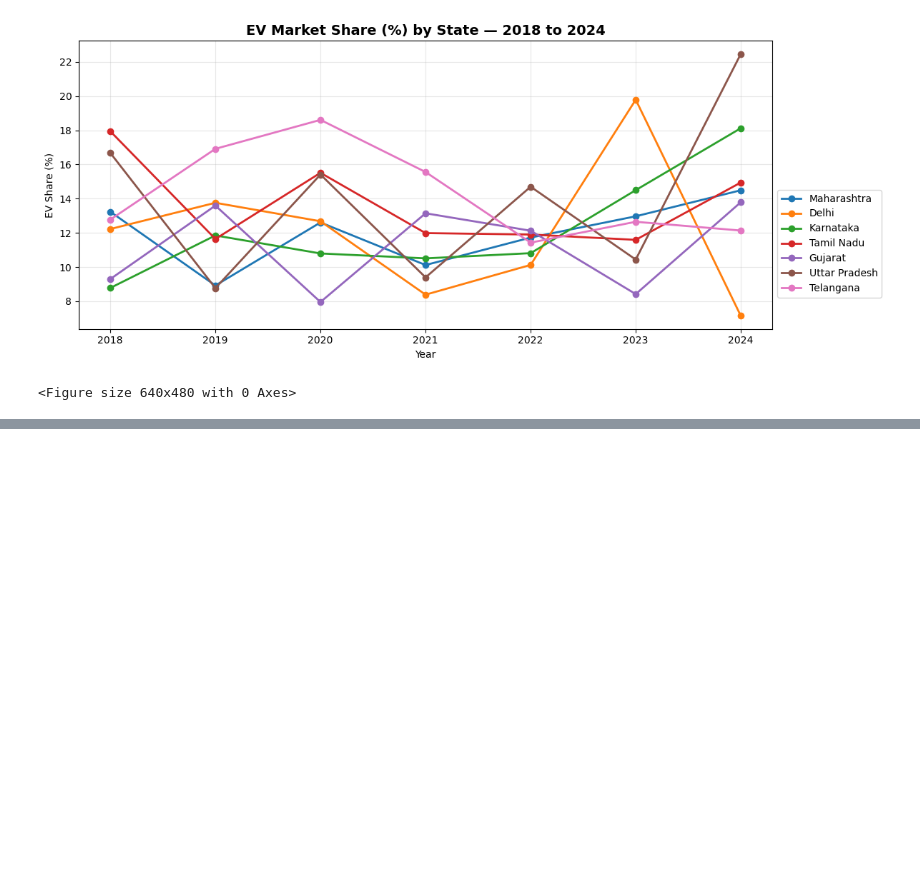
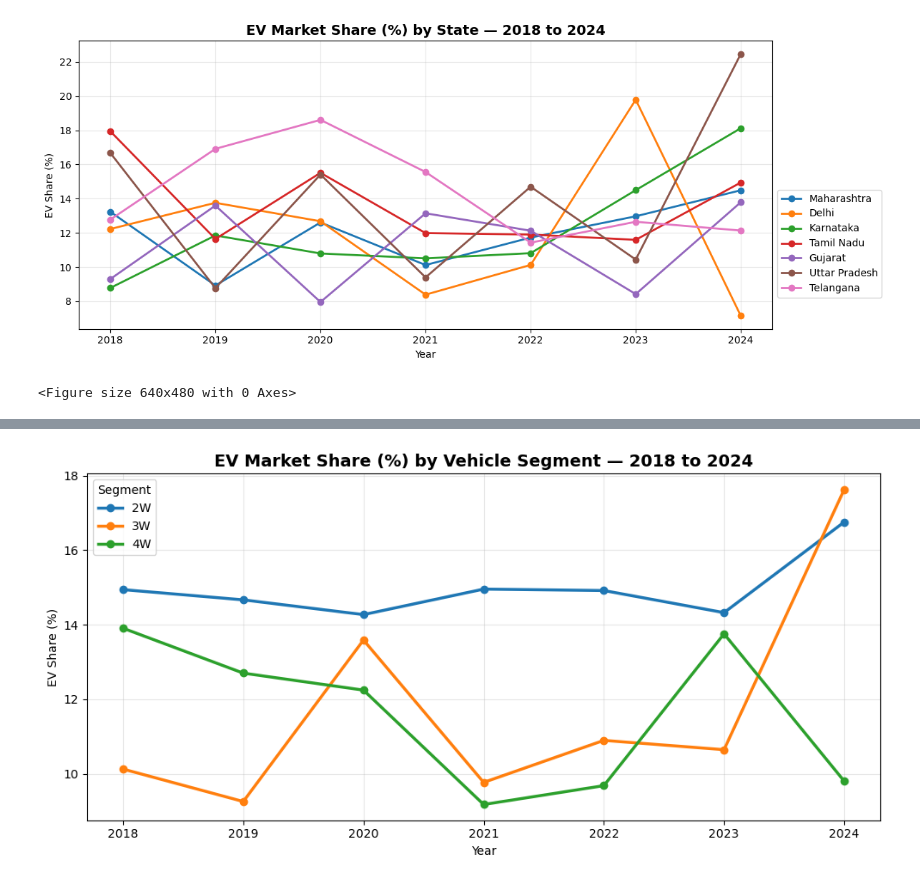
Before and after one commit to manasscodes/india-ev-adoption-analysis, a Jupyter notebook: notebooks/data-analysis.ipynb, the cells around one changed output, grey strips where cells are left out. Cells and saved outputs as stored; diff of their text form; code cells hidden in the pictures; blank space fills up the shorter version.

Commit message:
feat: Add final visual analysis and generate EV share plots by segment and state.

```diff
--- a/notebooks/data-analysis.ipynb
+++ b/notebooks/data-analysis.ipynb
@@ -190,0 +198,18 @@ plt.show()
+# %%
+fig, ax = plt.subplots(figsize=(10, 5))
+
+segment_data = sales.groupby(['year', 'vehicle_segment'])['ev_share_pct'].mean().unstack()
+
+for segment in segment_data.columns:
+    ax.plot(segment_data.index, segment_data[segment], marker='o', linewidth=2.5, label=segment)
+
+ax.set_title('EV Market Share (%) by Vehicle Segment — 2018 to 2024', fontsize=14, fontweight='bold')
+ax.set_xlabel('Year')
+ax.set_ylabel('EV Share (%)')
+ax.legend(title='Segment')
+ax.grid(True, alpha=0.3)
+plt.tight_layout()
+plt.savefig('ev_share_by_segment.png', dpi=150, bbox_inches='tight')
+plt.show()
+# %% [output]
+[figure, added]
```
Also changed, not shown: parts of 4 cells of this notebook, 2 other files.
